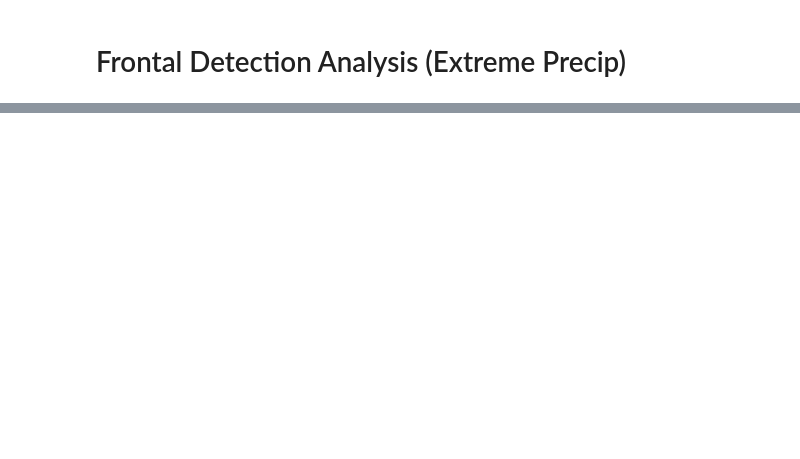
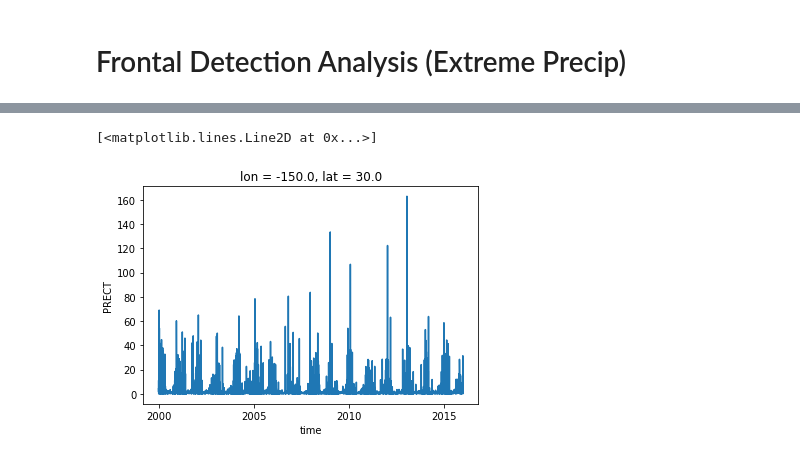
Before and after one commit to katiedagon/ML-extremes, a Jupyter notebook: notebooks/FrontsAnalysis_PEx.ipynb, the cells around one changed output, grey strips where cells are left out. Drawn from its saved outputs; the diff is of its cells as text; code cells hidden in the pictures; blank space fills up the shorter version.

```diff
--- a/notebooks/FrontsAnalysis_PEx.ipynb
+++ b/notebooks/FrontsAnalysis_PEx.ipynb
@@ -55,0 +145,14 @@ Do I need both these commands?
+# %%
+# testing some alternates to calculate PEx
+path = '/glade/campaign/cgd/ccr/kdagon/dlfront/postprocessing/'
+file = 'PRECT_3hravg_NA_hist_rcp26_1deg_bil.nc'
+PRECT_1deg = xr.open_dataarray(path+file, chunks={'time':600, 'lat':10, 'lon':20})
+# %%
+# units didn't save out after regridding; PRECT is m/s at 3hrly averages
+convert=1000*60*60*3 # convert m/s to mm in each 3hr period
+PRECT_1deg_day = (PRECT_1deg*convert).resample(time="1D").sum() # resample to daily values and sum over each day
+# %%
+PRECT_1deg_day.sel(lat=30,lon=-150).plot()
+# %% [output]
+[<matplotlib.lines.Line2D at 0x...>]
+[figure, added]
```
Also changed, not shown: parts of 349 cells of this notebook, 5 other files.
